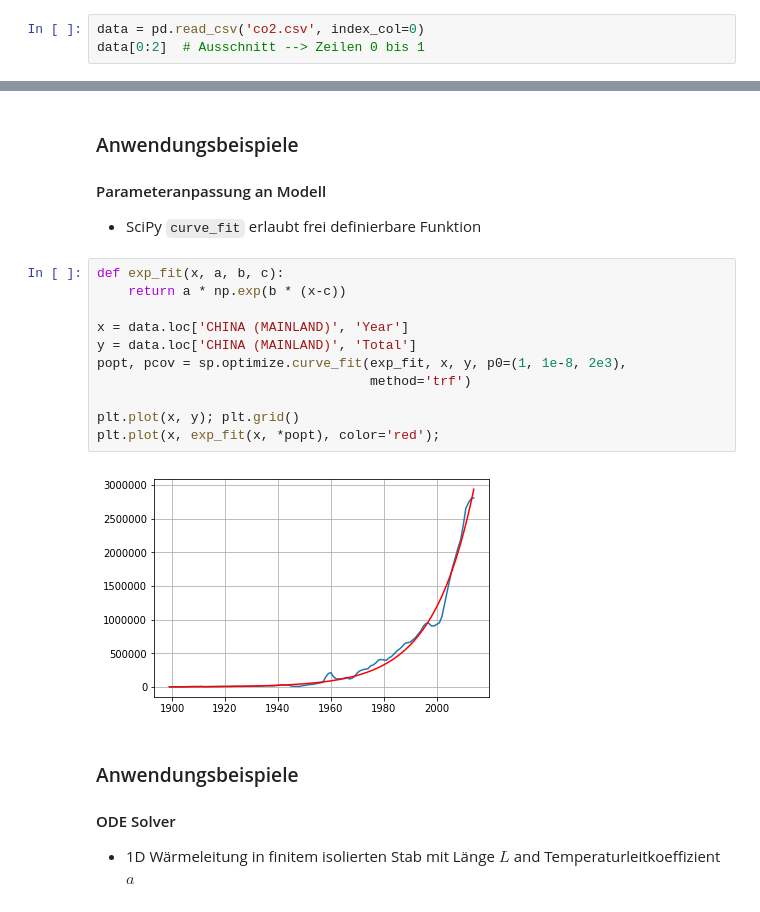
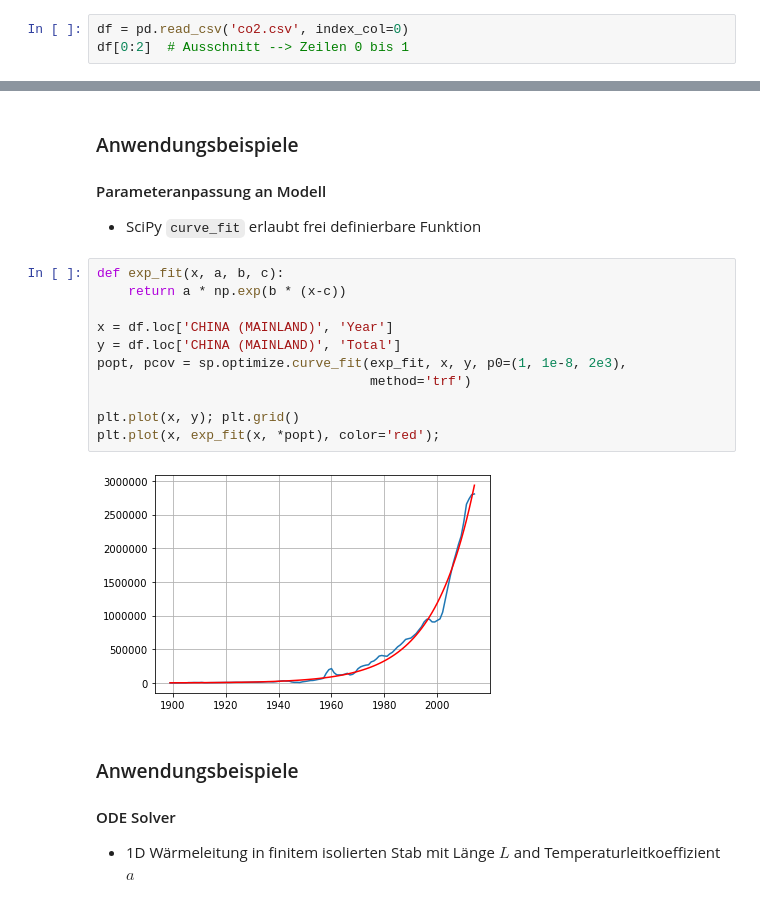
Before and after one commit to spinnau/python_introduction, a Jupyter notebook: Jupyter_Python_Introduction.ipynb, the cells around one changed output, grey strips where cells are left out. Saved outputs shown, nothing was run; the diff lists cells and outputs as text.

```diff
--- a/Jupyter_Python_Introduction.ipynb
+++ b/Jupyter_Python_Introduction.ipynb
@@ -354,8 +354,8 @@ plot.show()
 %%capture
 !curl https://raw.githubusercontent.com/openclimatedata/cdiac-co2-fossil-national/master/data/cdiac-fossil-fuel-cement-national.csv -o co2.csv
 # %%
-data = pd.read_csv('co2.csv', index_col=0)
-data[0:2]  # Ausschnitt --> Zeilen 0 bis 1
+df = pd.read_csv('co2.csv', index_col=0)
+df[0:2]  # Ausschnitt --> Zeilen 0 bis 1
 # %% [output]
 |  | Year | Total | Solid-Fuel | Liquid-Fuel | Gas-Fuel | Cement | Gas-Flaring | Per-Capita | Bunkers |
 | Nation |  |  |  |  |  |  |  |  |  |
@@ -385,16 +386,16 @@ plt.grid()
 # %%
 def exp_fit(x, a, b, c):
     return a * np.exp(b * (x-c))
 
-x = data.loc['CHINA (MAINLAND)', 'Year']
-y = data.loc['CHINA (MAINLAND)', 'Total']
+x = df.loc['CHINA (MAINLAND)', 'Year']
+y = df.loc['CHINA (MAINLAND)', 'Total']
 popt, pcov = sp.optimize.curve_fit(exp_fit, x, y, p0=(1, 1e-8, 2e3),
                                    method='trf')
 
 plt.plot(x, y); plt.grid()
 plt.plot(x, exp_fit(x, *popt), color='red');
 # %% [output]
-[figure, old version]
+[figure, new version]
 # %% [markdown]
 ### Anwendungsbeispiele
 #### ODE Solver
```
Also changed, not shown: parts of 11 cells of this notebook, 2 other files.
